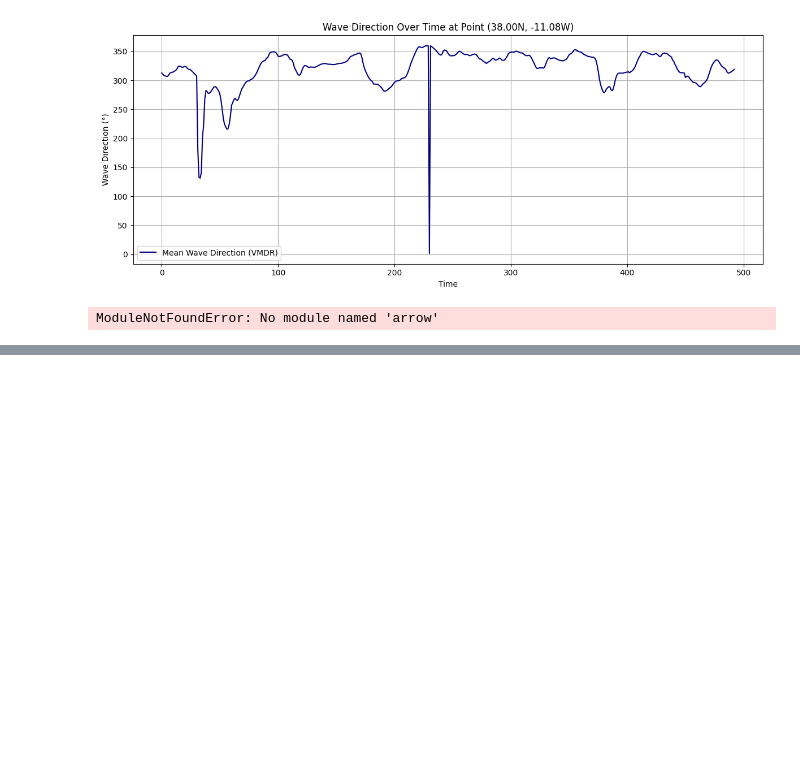
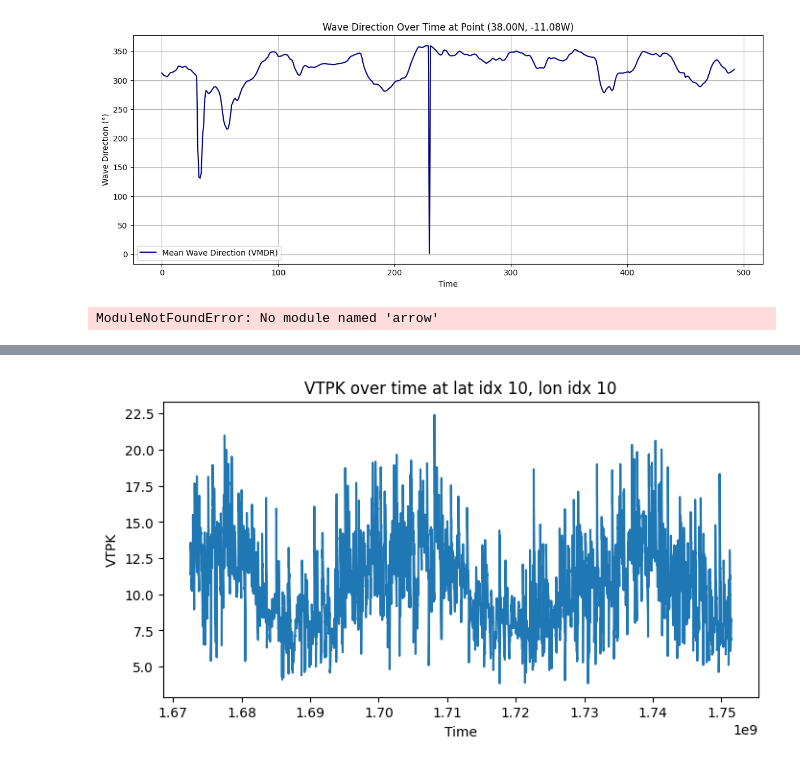
Before and after one commit to oghritik/Wave-Prediction, a Jupyter notebook: wave.ipynb, the cells around one changed output, grey strips where cells are left out. Saved outputs shown, nothing was run; the diff lists cells and outputs as text; code cells hidden in the pictures; blank space fills up the shorter version.

```diff
--- a/wave.ipynb
+++ b/wave.ipynb
@@ -411,0 +467,15 @@ ModuleNotFoundError: No module named 'arrow'
+# %%
+# Choose a location index (find nearest lat/lon if you want)
+lat_idx = 10
+lon_idx = 10
+
+vtpk_series = vtpk[:, lat_idx, lon_idx]
+
+plt.figure(figsize=(8, 4))
+plt.plot(time, vtpk_series)
+plt.xlabel('Time')
+plt.ylabel('VTPK')
+plt.title(f'VTPK over time at lat idx {lat_idx}, lon idx {lon_idx}')
+plt.show()
+# %% [output]
+[figure, added]
```
Also changed, not shown: parts of 8 cells of this notebook.
